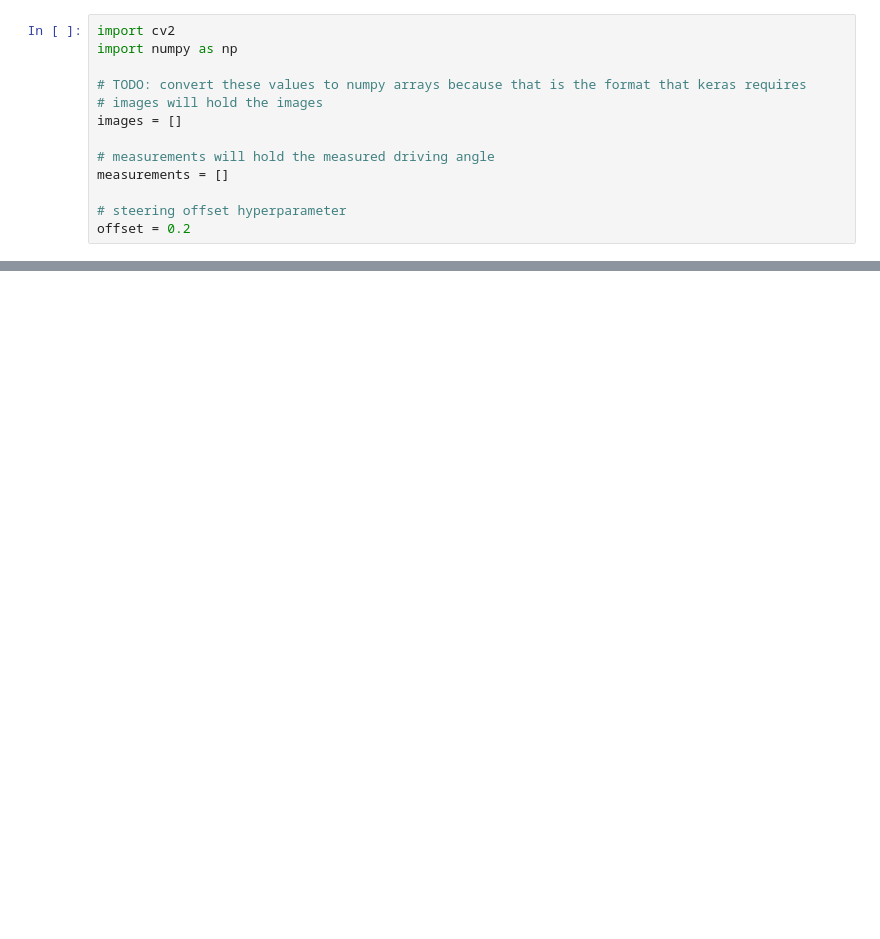
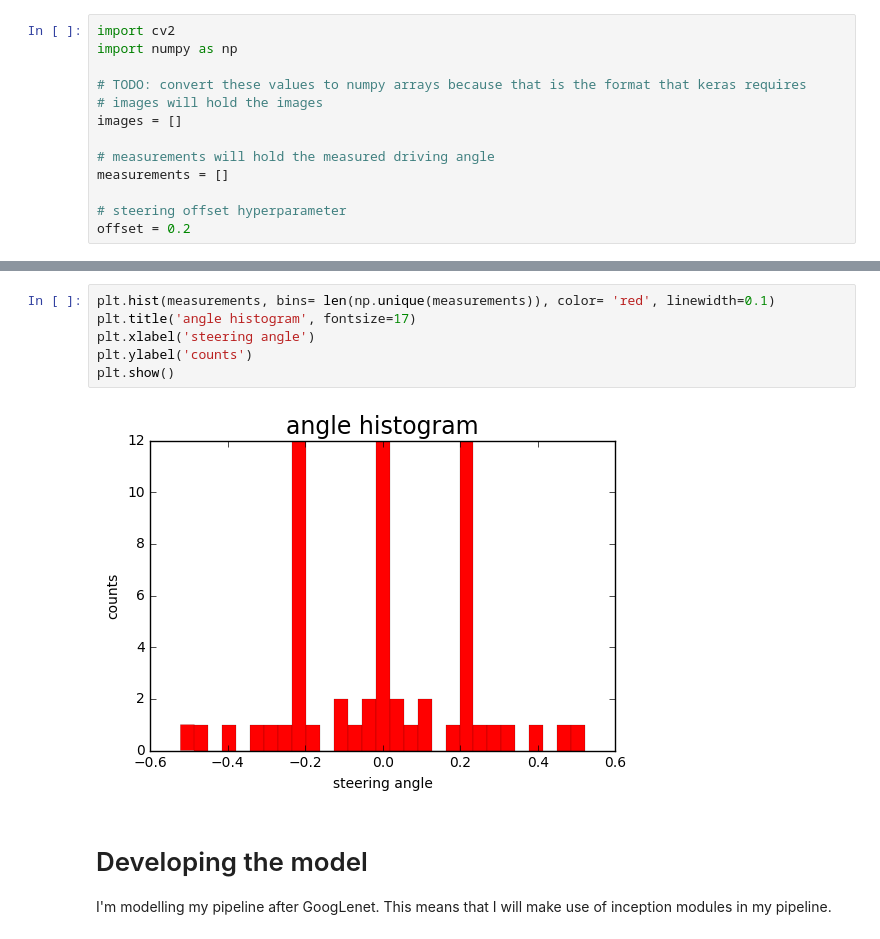
Before and after one commit to jayakasadev/Behavioral-Cloning, a Jupyter notebook: model.ipynb, the cells around one changed output, grey strips where cells are left out. Drawn from its saved outputs; the diff is of its cells as text; blank space fills up the shorter version.

Commit message:
finished working on preprocessing for now. working on building the model now.

```diff
--- a/model.ipynb
+++ b/model.ipynb
@@ -139,0 +171,11 @@ There are 6 modified measurements.
+# %%
+plt.hist(measurements, bins= len(np.unique(measurements)), color= 'red', linewidth=0.1)
+plt.title('angle histogram', fontsize=17)
+plt.xlabel('steering angle')
+plt.ylabel('counts')
+plt.show()
+# %% [output]
+[figure, added]
+# %% [markdown]
+# Developing the model
+I'm modelling my pipeline after GoogLenet. This means that I will make use of inception modules in my pipeline.
```
Also changed, not shown: parts of 15 cells of this notebook.
